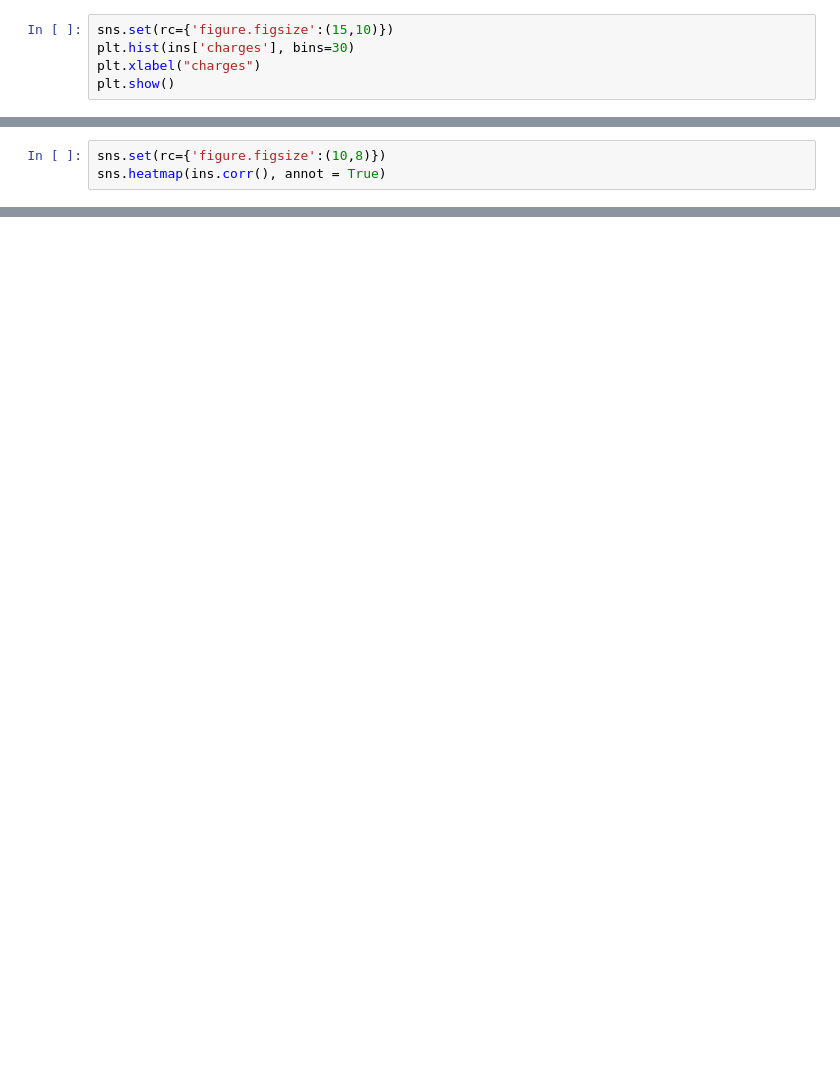
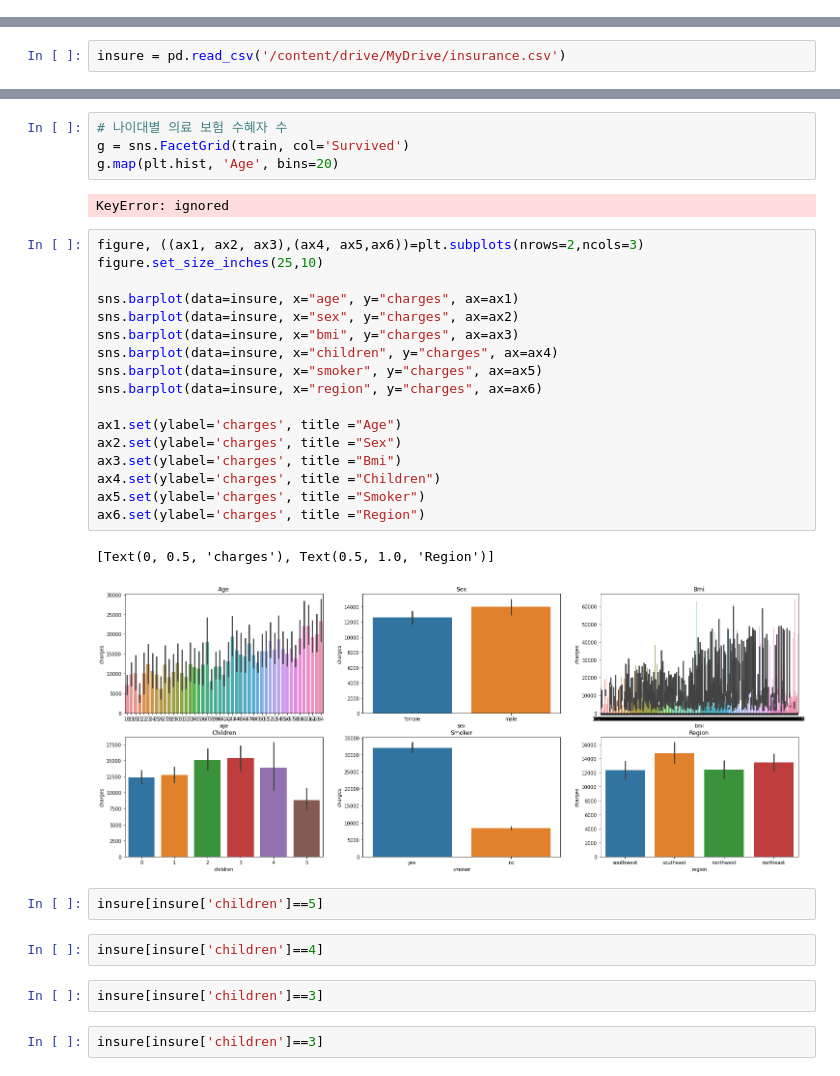
Before and after one commit to KeonhoChu/Toy_Projects, a Jupyter notebook: Health_Insurance_Cost_Analysis.ipynb, the cells around one changed output, grey strips where cells are left out. Saved outputs shown, nothing was run; the diff lists cells and outputs as text; blank space fills up the shorter version.

```diff
--- a/Health_Insurance_Cost_Analysis.ipynb
+++ b/Health_Insurance_Cost_Analysis.ipynb
@@ -120,5 +0,0 @@ ins.plot(kind='scatter',x='age',y='bmi')
-# %%
-sns.set(rc={'figure.figsize':(15,10)})
-plt.hist(ins['charges'], bins=30)
-plt.xlabel("charges")
-plt.show()
@@ -239,3 +0,0 @@ memory usage: 45.9 KB
-# %%
-sns.set(rc={'figure.figsize':(10,8)})
-sns.heatmap(ins.corr(), annot = True)
@@ -244,0 +48,2 @@ sns.heatmap(ins.corr(), annot = True)
+# %%
+insure = pd.read_csv('/content/drive/MyDrive/insurance.csv')
@@ -244,0 +168,34 @@ sns.heatmap(ins.corr(), annot = True)
+# %%
+# 나이대별 의료 보험 수혜자 수
+g = sns.FacetGrid(train, col='Survived')
+g.map(plt.hist, 'Age', bins=20)
+# %% [output]
+KeyError: ignored
+# %%
+figure, ((ax1, ax2, ax3),(ax4, ax5,ax6))=plt.subplots(nrows=2,ncols=3)
+figure.set_size_inches(25,10)
+
+sns.barplot(data=insure, x="age", y="charges", ax=ax1)
+sns.barplot(data=insure, x="sex", y="charges", ax=ax2)
+sns.barplot(data=insure, x="bmi", y="charges", ax=ax3)
+sns.barplot(data=insure, x="children", y="charges", ax=ax4)
+sns.barplot(data=insure, x="smoker", y="charges", ax=ax5)
+sns.barplot(data=insure, x="region", y="charges", ax=ax6)
+
+ax1.set(ylabel='charges', title ="Age")
+ax2.set(ylabel='charges', title ="Sex")
+ax3.set(ylabel='charges', title ="Bmi")
+ax4.set(ylabel='charges', title ="Children")
+ax5.set(ylabel='charges', title ="Smoker")
+ax6.set(ylabel='charges', title ="Region")
+# %% [output]
+[Text(0, 0.5, 'charges'), Text(0.5, 1.0, 'Region')]
+[figure, added]
+# %%
+insure[insure['children']==5]
+# %%
+insure[insure['children']==4]
+# %%
+insure[insure['children']==3]
+# %%
+insure[insure['children']==3]
```
Also changed, not shown: parts of 76 cells of this notebook.
